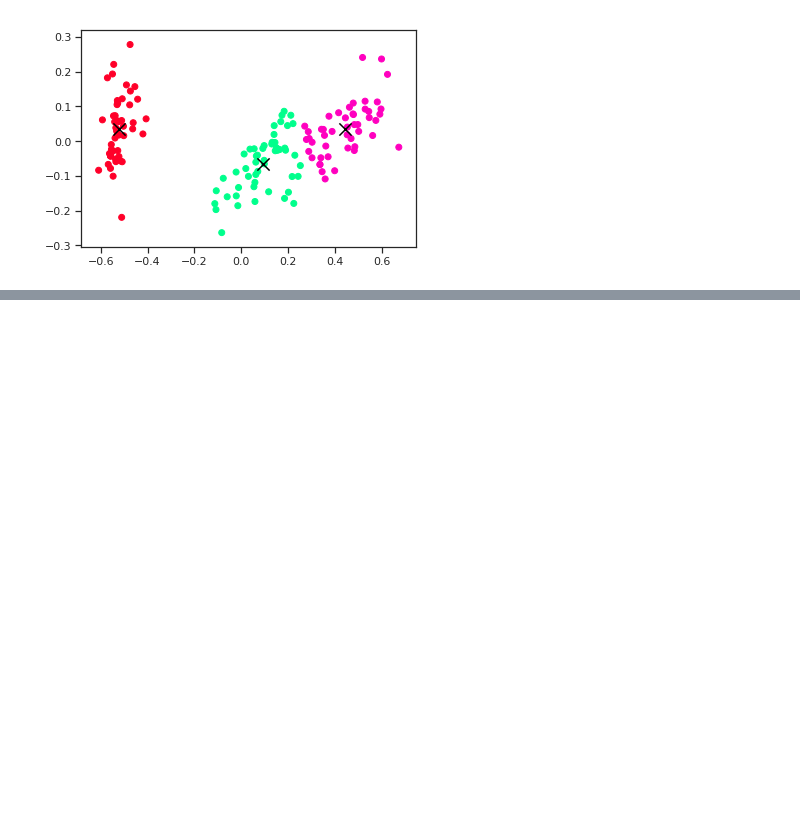
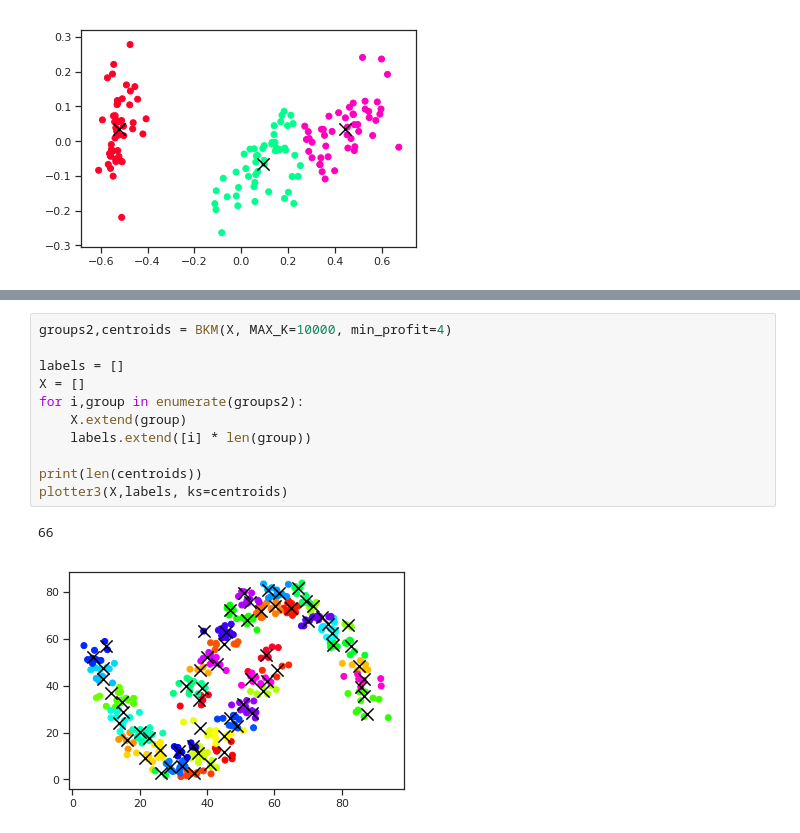
Before and after one commit to GrayJack/Bisect-K-Means, a Jupyter notebook: src/K-means-trettel.ipynb, the cells around one changed output, grey strips where cells are left out. Saved outputs shown, nothing was run; the diff lists cells and outputs as text; blank space fills up the shorter version.

```diff
--- a/src/K-means-trettel.ipynb
+++ b/src/K-means-trettel.ipynb
@@ -280 +277,15 @@ plotter3(X,centroids,labels)
+# %%
+groups2,centroids = BKM(X, MAX_K=10000, min_profit=4)
+
+labels = []
+X = []
+for i,group in enumerate(groups2):
+    X.extend(group)
+    labels.extend([i] * len(group))
+
+print(len(centroids))
+plotter3(X,labels, ks=centroids)
+# %% [output]
+66
+[figure, added]
 # %%
```
Also changed, not shown: parts of 12 cells of this notebook.
